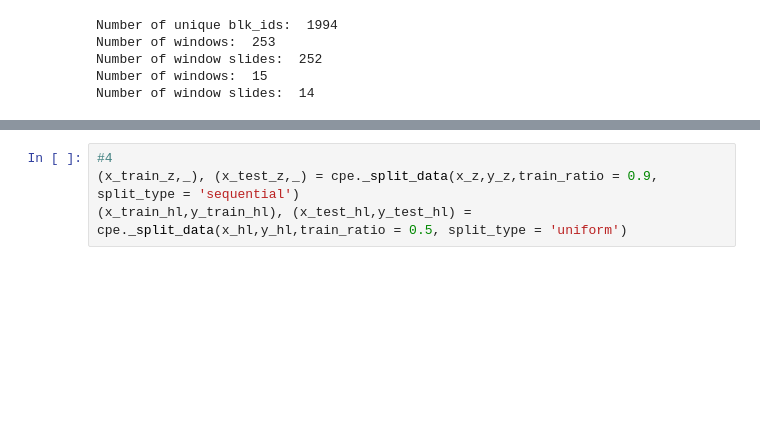
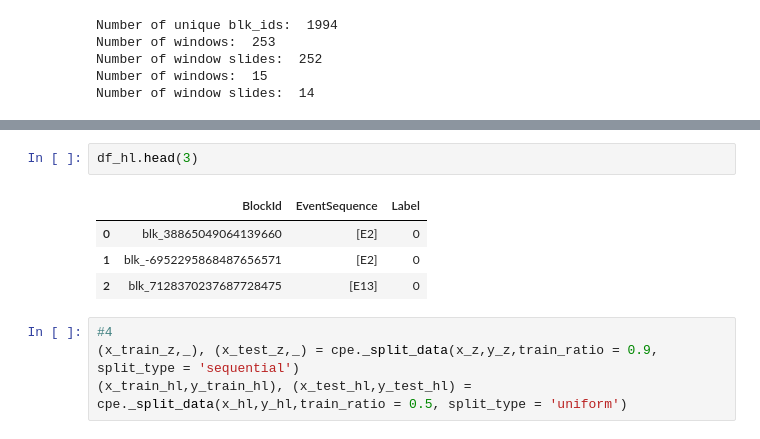
Before and after one commit to jadoonengr/Anomaly_Detection, a Jupyter notebook: Example.ipynb, the cells around one changed output, grey strips where cells are left out. Saved outputs shown, nothing was run; the diff lists cells and outputs as text; blank space fills up the shorter version.

```diff
--- a/Example.ipynb
+++ b/Example.ipynb
@@ -43,3 +57,10 @@ Number of window slides:  14
+# %%
+df_hl.head(3)
+# %% [output]
+|  | BlockId | EventSequence | Label |
+| 0 | blk_38865049064139660 | [E2] | 0 |
+| 1 | blk_-6952295868487656571 | [E2] | 0 |
+| 2 | blk_7128370237687728475 | [E13] | 0 |
 # %%
 #4
 (x_train_z,_), (x_test_z,_) = cpe._split_data(x_z,y_z,train_ratio = 0.9, split_type = 'sequential')
```
Also changed, not shown: parts of 13 cells of this notebook, 3 other files.
